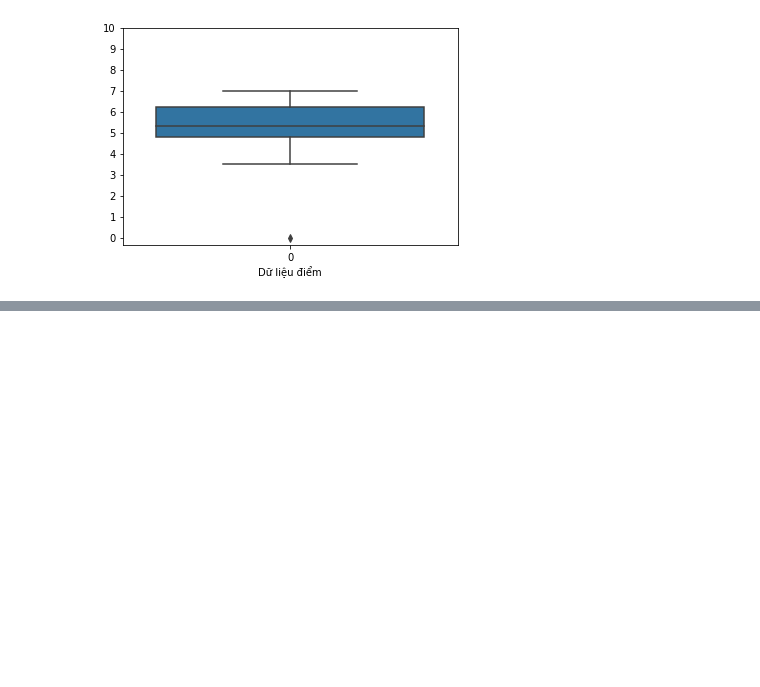
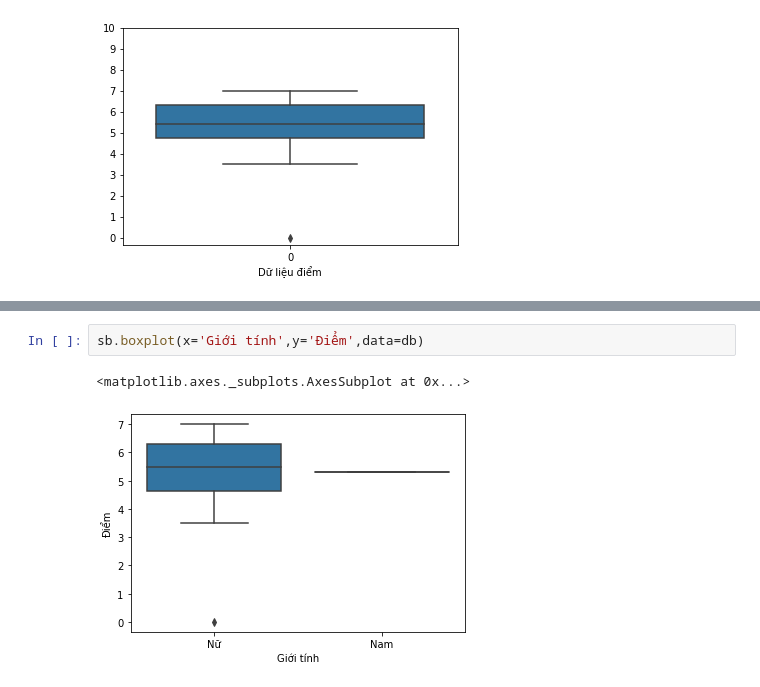
Before and after one commit to rossus852/Python, a Jupyter notebook: NguyenNgocAnh_16046201.ipynb, the cells around one changed output, grey strips where cells are left out. Saved outputs shown, nothing was run; the diff lists cells and outputs as text; blank space fills up the shorter version.

```diff
--- a/NguyenNgocAnh_16046201.ipynb
+++ b/NguyenNgocAnh_16046201.ipynb
@@ -126,0 +134,5 @@ plt.yticks(ticks=[0,1,2,3,4,5,6,7,8,9,10])
+# %%
+sb.boxplot(x='Giới tính',y='Điểm',data=db)
+# %% [output]
+<matplotlib.axes._subplots.AxesSubplot at 0x...>
+[figure, added]
```
Also changed, not shown: parts of 7 cells of this notebook.
